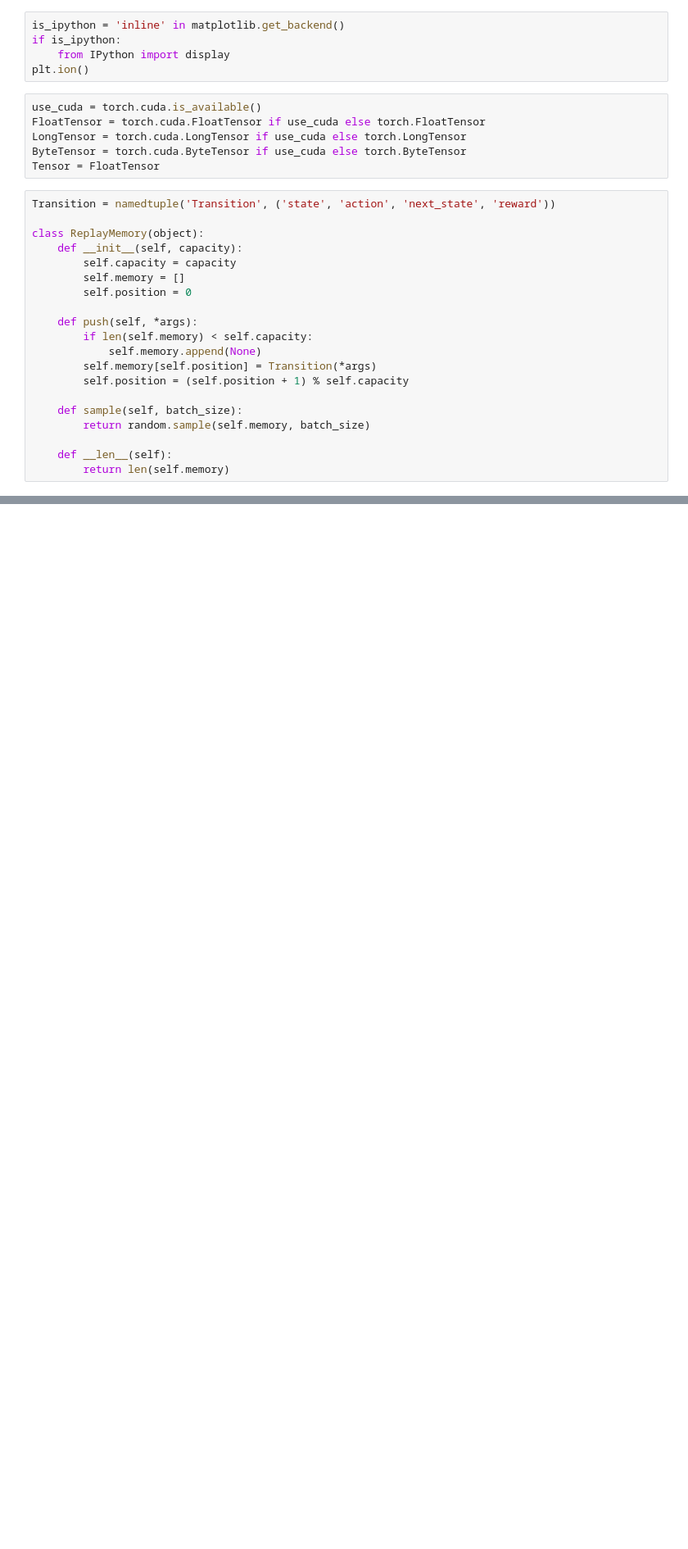
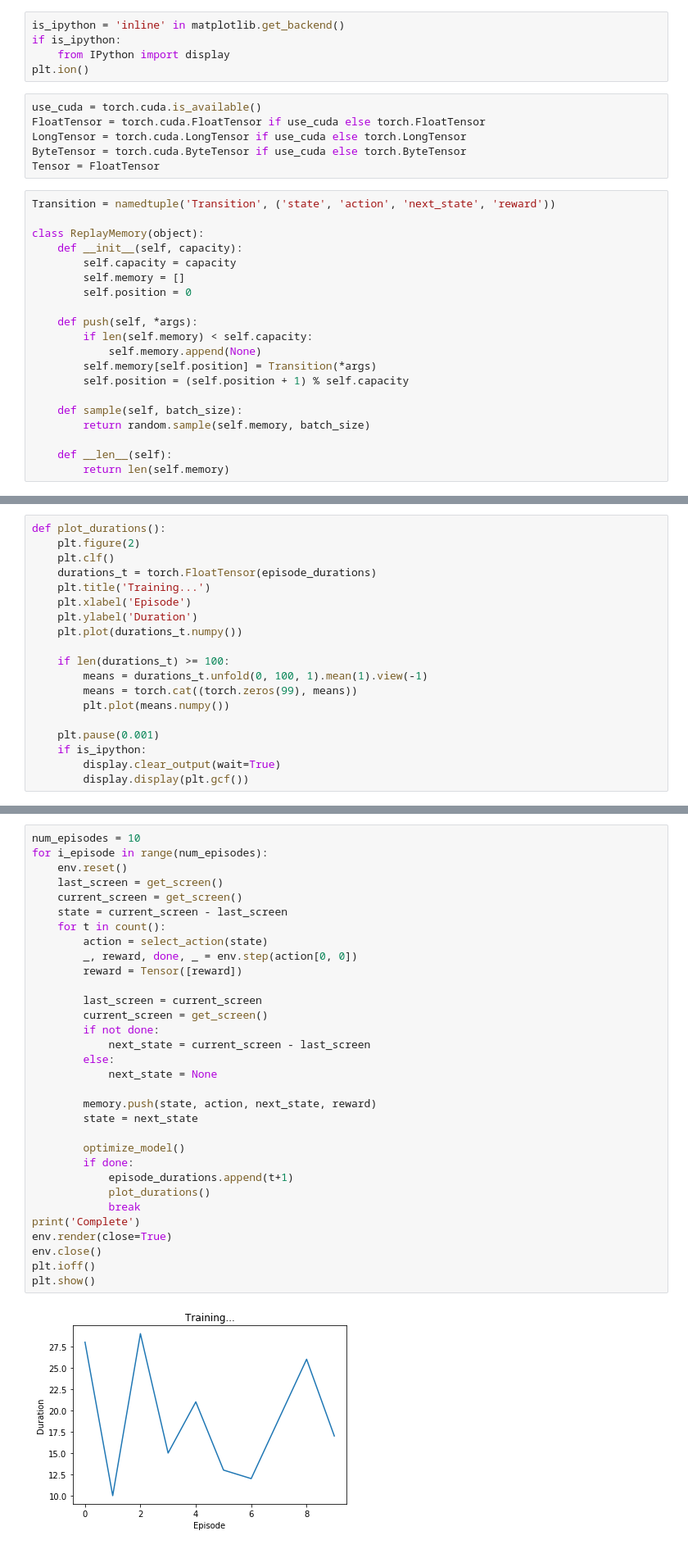
Before and after one commit to wilson1yan/ML-Testing, a Jupyter notebook: cartpole.ipynb, the cells around one changed output, grey strips where cells are left out. Shown: that part at 82% size. Saved outputs shown, nothing was run; the diff lists cells and outputs as text; blank space fills up the shorter version.

```diff
--- a/cartpole.ipynb
+++ b/cartpole.ipynb
@@ -107,0 +132,19 @@ NoSuchDisplayException: Cannot connect to "None"
+# %%
+def plot_durations():
+    plt.figure(2)
+    plt.clf()
+    durations_t = torch.FloatTensor(episode_durations)
+    plt.title('Training...')
+    plt.xlabel('Episode')
+    plt.ylabel('Duration')
+    plt.plot(durations_t.numpy())
+
+    if len(durations_t) >= 100:
+        means = durations_t.unfold(0, 100, 1).mean(1).view(-1)
+        means = torch.cat((torch.zeros(99), means))
+        plt.plot(means.numpy())
+
+    plt.pause(0.001)
+    if is_ipython:
+        display.clear_output(wait=True)
+        display.display(plt.gcf())
@@ -107,0 +182,34 @@ NoSuchDisplayException: Cannot connect to "None"
+# %%
+num_episodes = 10
+for i_episode in range(num_episodes):
+    env.reset()
+    last_screen = get_screen()
+    current_screen = get_screen()
+    state = current_screen - last_screen
+    for t in count():
+        action = select_action(state)
+        _, reward, done, _ = env.step(action[0, 0])
+        reward = Tensor([reward])
+
+        last_screen = current_screen
+        current_screen = get_screen()
+        if not done:
+            next_state = current_screen - last_screen
+        else:
+            next_state = None
+
+        memory.push(state, action, next_state, reward)
+        state = next_state
+
+        optimize_model()
+        if done:
+            episode_durations.append(t+1)
+            plot_durations()
+            break
+print('Complete')
+env.render(close=True)
+env.close()
+plt.ioff()
+plt.show()
+# %% [output]
+[figure, added]
```
Also changed, not shown: parts of 10 cells of this notebook.
